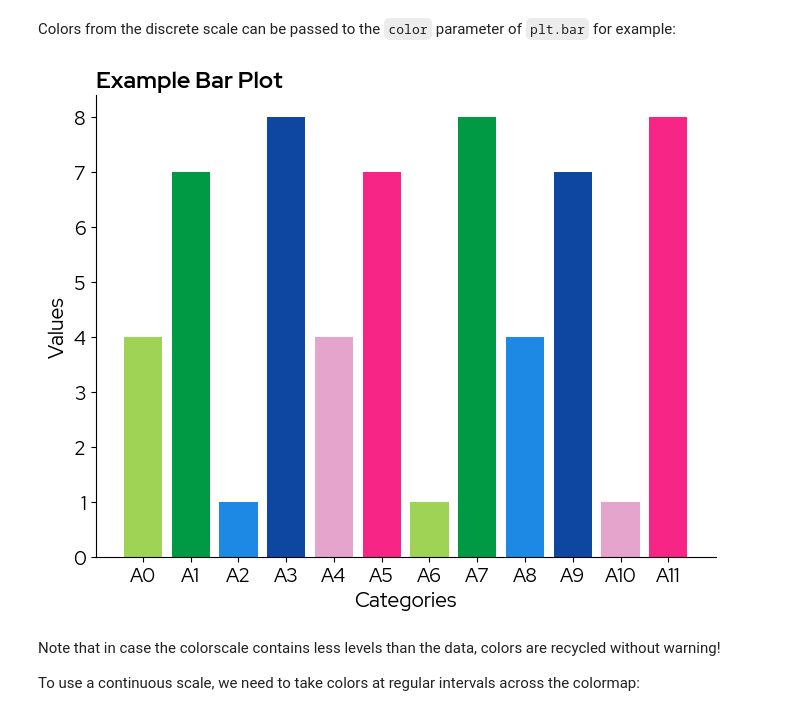
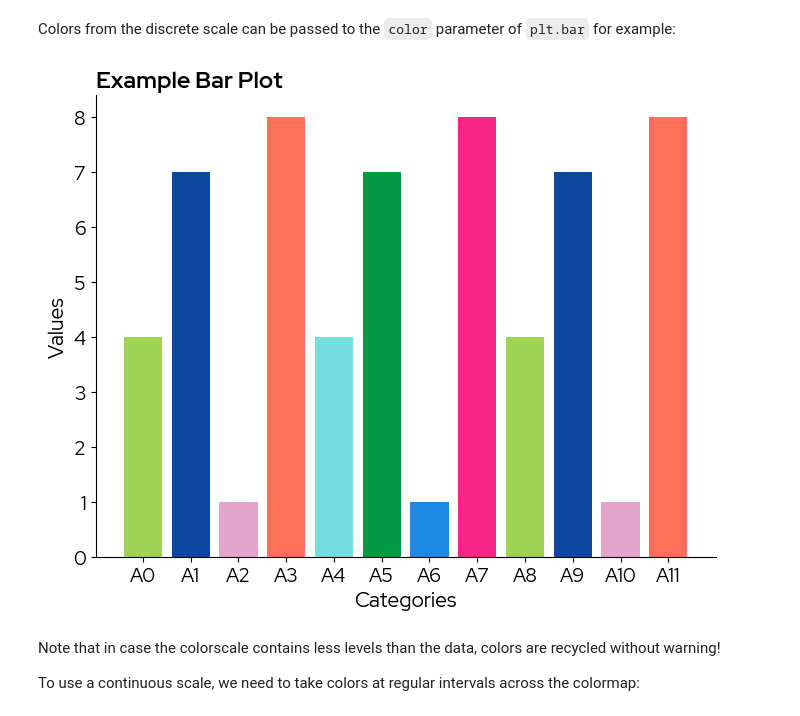
Before and after one commit to lizard-bio/nature-grade-visualization-playground, a Jupyter notebook: BioLizardStylePython/docs/example.ipynb, the cells around one changed output. Saved outputs shown, nothing was run; the diff lists cells and outputs as text; code cells hidden in the pictures.

```diff
--- a/BioLizardStylePython/docs/example.ipynb
+++ b/BioLizardStylePython/docs/example.ipynb
@@ -176,21 +199,21 @@ Colors from the discrete scale can be passed to the `color` parameter of `plt.ba
 # %%
 # Data for the bar plot
 categories = ["A" + str(i) for i in range(12)]
 values = [4, 7, 1, 8] * 3
 
 # Create the bar plot
 # .colors returns a list that can be used for the color parameter
 plt.figure(figsize=(8, 6))
-bars = plt.bar(categories, values, color=biolizard_paired_pal.colors)
+bars = plt.bar(categories, values, color=biolizard_qualitative_pal.colors)
 
 # Add title and labels
 plt.title("Example Bar Plot")
 plt.xlabel("Categories")
 plt.ylabel("Values")
 
 plt.show()
 # %% [output]
-[figure, old version]
+[figure, new version]
 # %% [markdown]
 Note that in case the colorscale contains less levels than the data, colors are recycled without warning!
 
```
Also changed, not shown: parts of 31 cells of this notebook, 6 other files.
